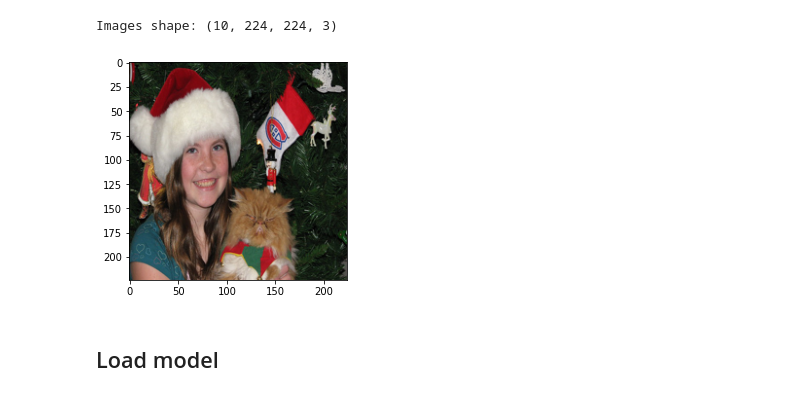
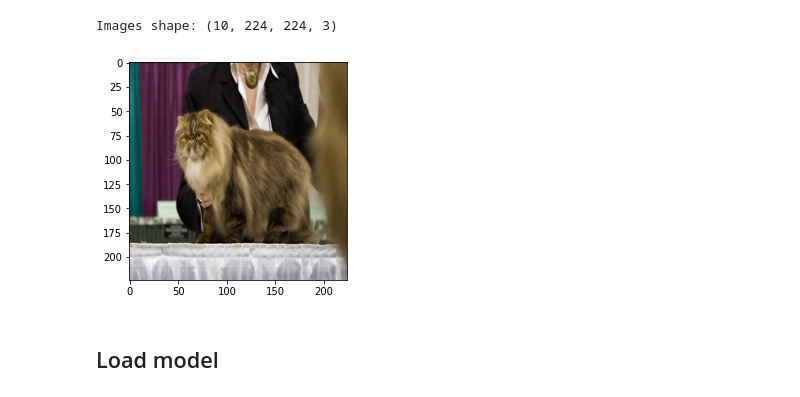
Before and after one commit to SeldonIO/alibi, a Jupyter notebook: examples/integrated_gradients_imagenet.ipynb, the cells around one changed output. Cells and saved outputs as stored; diff of their text form; code cells hidden in the pictures.

Commit message:
Improved images examples

```diff
--- a/examples/integrated_gradients_imagenet.ipynb
+++ b/examples/integrated_gradients_imagenet.ipynb
@@ -100,10 +34,10 @@ data = (data / 255).astype('float32')
 # %% [output]
 Images shape: (10, 224, 224, 3)
 # %%
-i = 1
+i = 9
 plt.imshow(data[i]);
 # %% [output]
-[figure, old version]
+[figure, new version]
 # %% [markdown]
 ## Load model
 # %% [markdown]
```
Also changed, not shown: parts of 19 cells of this notebook, 2 other files.
